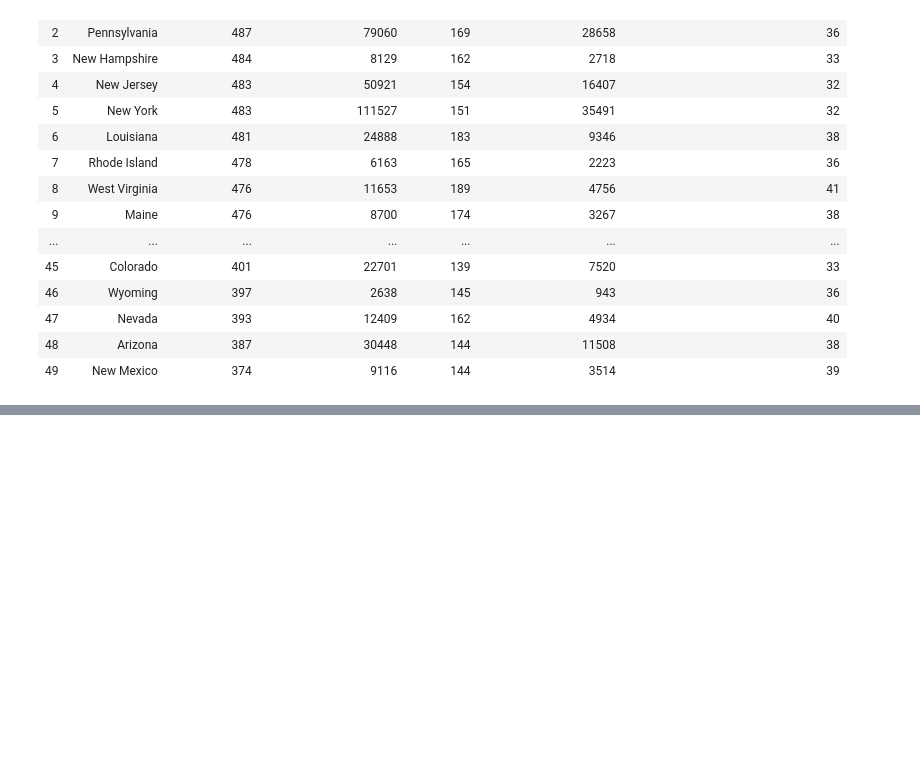
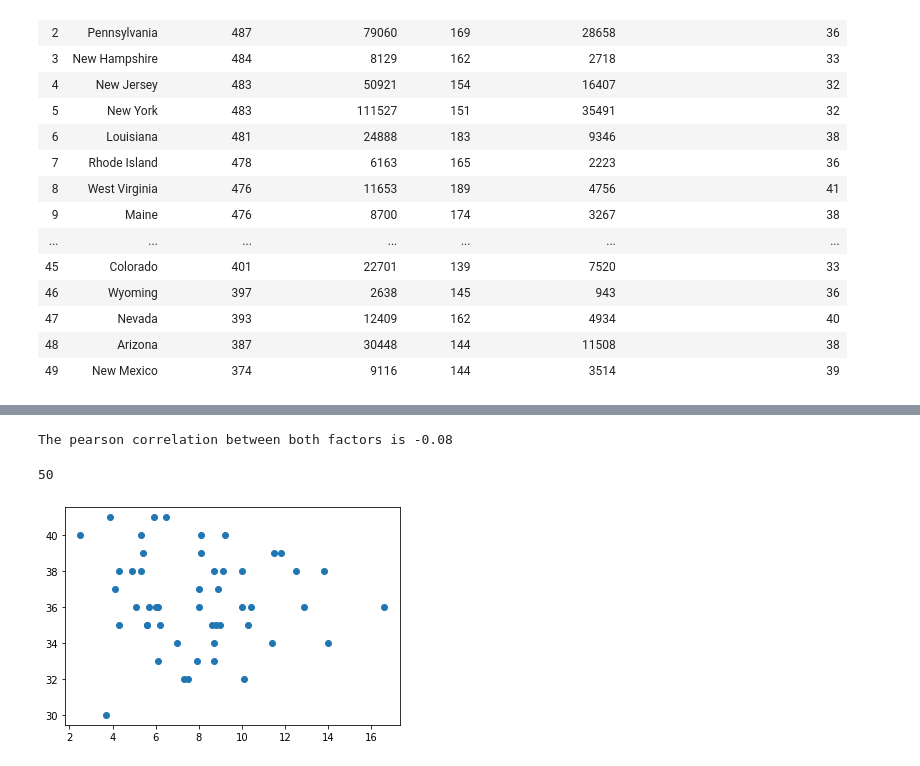
Before and after one commit to settinge/Cancer-and-Nonbiological-Variables, a Jupyter notebook: Cancer Comparisons Final.ipynb, the cells around one changed output, grey strips where cells are left out. Saved outputs shown, nothing was run; the diff lists cells and outputs as text; code cells hidden in the pictures; blank space fills up the shorter version.

```diff
--- a/Cancer Comparisons Final.ipynb
+++ b/Cancer Comparisons Final.ipynb
@@ -150,3 +150,4 @@ cancer_useful_info
 
 cancer_incidence_rate = cancer_info["Incidence Rate"]
 cancer_death_rate = cancer_info["Death Rate"]
+cancer_death_per_hundred = cancer_info["Cancer Death_per_hundred_cancer_patient"]
@@ -167,0 +154,12 @@ plt.scatter(obesity_rates, cancer_death_rate)
+# %%
+#drop Hawaii
+list(uninsured_rates)
+
+uninsured_rates_no_Hawaii = health_info[health_info["State"]!= "Hawaii"]
+uninsured_rates_no_Hawaii
+
+plt.scatter(uninsured_rates_no_Hawaii['Uninsured Percentage (2016)'], cancer_death_rate)
+x_axis= uninsured_rates_no_Hawaii['Uninsured Percentage (2016)']
+y_axis= cancer_death_rate
+correlation = st.pearsonr(x_axis,y_axis)
+print(f"The pearson correlation between both factors is {round(correlation[0],2)}")
@@ -167,0 +187,11 @@ plt.scatter(obesity_rates, cancer_death_rate)
+# %%
+plt.scatter(uninsured_rates_no_Hawaii['Uninsured Percentage (2016)'], cancer_death_per_hundred)
+correlation = st.pearsonr(uninsured_rates_no_Hawaii['Uninsured Percentage (2016)'], cancer_death_per_hundred)
+print(f"The pearson correlation between both factors is {round(correlation[0],2)}")
+
+len(cancer_death_per_hundred)
+len(uninsured_rates_no_Hawaii['Uninsured Percentage (2016)'])
+# %% [output]
+The pearson correlation between both factors is -0.08
+50
+[figure, added]
```
Also changed, not shown: parts of 13 cells of this notebook, 2 other files.
